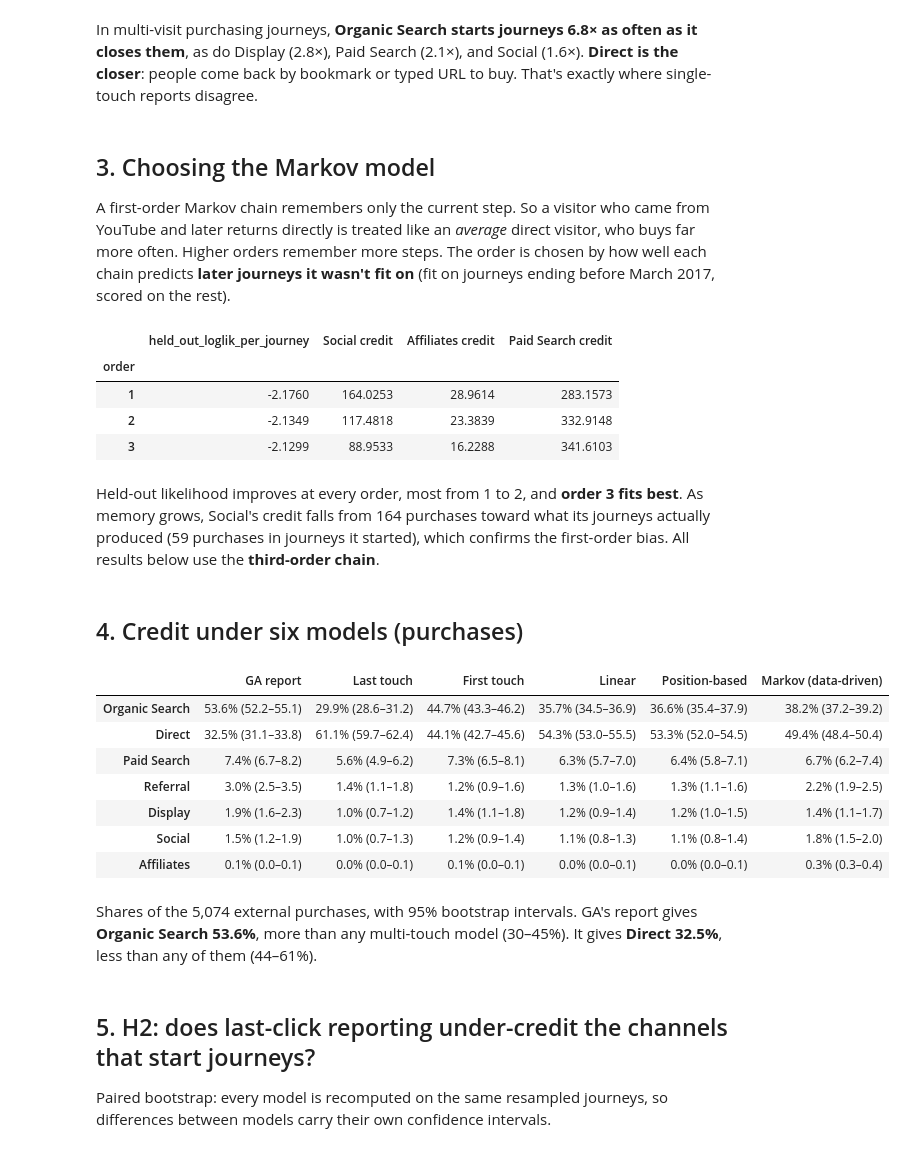
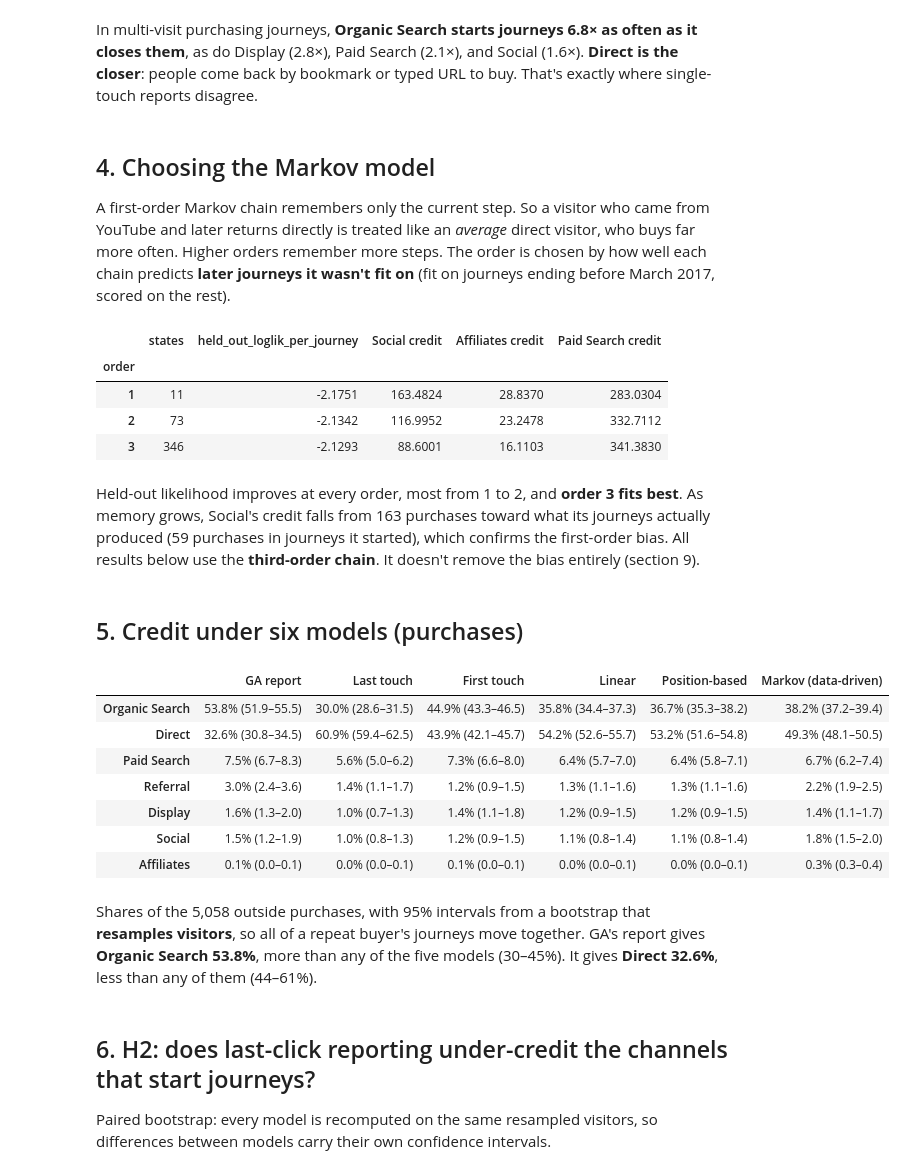
Before and after one commit to Pann13223029/merch-store-marketing-case-study, a Jupyter notebook: notebooks/05_analyze_attribution.ipynb, the cells around one changed output. Cells and saved outputs as stored; diff of their text form; code cells hidden in the pictures.

```diff
--- a/notebooks/05_analyze_attribution.ipynb
+++ b/notebooks/05_analyze_attribution.ipynb
@@ -14,19 +14,35 @@ from pathlib import Path
 ROOT = Path.cwd().parent if Path.cwd().name == "notebooks" else Path.cwd()
 sys.path.insert(0, str(ROOT))
 
+import itertools
+import math
+
 import numpy as np
 import pandas as pd
 from IPython.display import display
 
 from src import viz
-from src.attribution import MODELS, Attribution, markov_holdout_loglik, split_paths, starter_closer
+from src.attribution import (KEYWORD_CLASSES, MODELS, Attribution, credit_vs_presence, markov_holdout_loglik,
+                             search_keyword_class, split_paths, starter_closer)
+from src.journeys import PERIOD_END, PERIOD_START, revenue_cap
+from src.segments import EMPLOYEES, EXTERNAL, KEY_ACCOUNT, is_key_account, segment
+from src.validate import visitor_concentration
 
 pd.set_option("display.max_columns", 50)
 pd.set_option("display.width", 200)
 N_BOOT = 1000
-MARKOV_ORDER = 3   # chosen in section 3 by held-out likelihood
+MARKOV_ORDER = 3   # chosen in section 4 by held-out likelihood
 
 sessions = pd.read_parquet(ROOT / "data/raw/sessions_clean.parquet")
+sessions["segment"] = segment(sessions)
+ext = sessions[sessions.segment == EXTERNAL]   # the marketing population: no employees, no key account
+CAP = revenue_cap(sessions)                    # D-P2, set in Process: $1,606 per purchase session
+
+# D1 tables from Process. src/journeys.py leaves key accounts out, like employees; dropping them here also
+# covers tables built before that rule. The cap must stay the Process cap.
 journeys = pd.read_parquet(ROOT / "data/processed/journeys.parquet")
 touches = pd.read_parquet(ROOT / "data/processed/touches.parquet")
-ext = sessions[~sessions.is_internal]
+journeys = journeys[~is_key_account(journeys.full_visitor_id)].reset_index(drop=True)
+touches = touches[~is_key_account(touches.full_visitor_id)].reset_index(drop=True)
+assert np.isclose(journeys.revenue_capped_usd.max(), CAP), "journeys were capped at a different value"
+print(f"Revenue cap per purchase session: ${CAP:,.2f}")
@@ -91,7 +272,7 @@ roles
 # %% [markdown]
 In multi-visit purchasing journeys, **Organic Search starts journeys 6.8× as often as it closes them**, as do Display (2.8×), Paid Search (2.1×), and Social (1.6×). **Direct is the closer**: people come back by bookmark or typed URL to buy. That's exactly where single-touch reports disagree.
 # %% [markdown]
-## 3. Choosing the Markov model
+## 4. Choosing the Markov model
 
 A first-order Markov chain remembers only the current step. So a visitor who came from YouTube and later returns directly is treated like an *average* direct visitor, who buys far more often. Higher orders remember more steps. The order is chosen by how well each chain predicts **later journeys it wasn't fit on** (fit on journeys ending before March 2017, scored on the rest).
 # %%
@@ -105,48 +286,49 @@ rows = []
 for k in (1, 2, 3):
     ll = markov_holdout_loglik([p for p, e in zip(int_paths, early) if e], converted[early],
                                [p for p, e in zip(int_paths, ~early) if e], converted[~early], len(channels), k)
-    credit = Attribution(journeys, "arrival_path", order=k).credit_table()[("markov", "conversions")]
-    rows.append({"order": k, "held_out_loglik_per_journey": ll, "Social credit": credit["Social"],
+    chain = Attribution(journeys, "arrival_path", order=k)
+    credit = chain.credit_table()[("markov", "conversions")]
+    rows.append({"order": k, "states": chain.n_states, "held_out_loglik_per_journey": ll, "Social credit": credit["Social"],
                  "Affiliates credit": credit["Affiliates"], "Paid Search credit": credit["Paid Search"]})
 orders = pd.DataFrame(rows).set_index("order")
 orders.round(4)
 # %% [output]
-|  | held_out_loglik_per_journey | Social credit | Affiliates credit | Paid Search credit |
-| order |  |  |  |  |
-| 1 | -2.1760 | 164.0253 | 28.9614 | 283.1573 |
-| 2 | -2.1349 | 117.4818 | 23.3839 | 332.9148 |
-| 3 | -2.1299 | 88.9533 | 16.2288 | 341.6103 |
+|  | states | held_out_loglik_per_journey | Social credit | Affiliates credit | Paid Search credit |
+| order |  |  |  |  |  |
+| 1 | 11 | -2.1751 | 163.4824 | 28.8370 | 283.0304 |
+| 2 | 73 | -2.1342 | 116.9952 | 23.2478 | 332.7112 |
+| 3 | 346 | -2.1293 | 88.6001 | 16.1103 | 341.3830 |
 # %% [markdown]
-Held-out likelihood improves at every order, most from 1 to 2, and **order 3 fits best**. As memory grows, Social's credit falls from 164 purchases toward what its journeys actually produced (59 purchases in journeys it started), which confirms the first-order bias. All results below use the **third-order chain**.
+Held-out likelihood improves at every order, most from 1 to 2, and **order 3 fits best**. As memory grows, Social's credit falls from 163 purchases toward what its journeys actually produced (59 purchases in journeys it started), which confirms the first-order bias. All results below use the **third-order chain**. It doesn't remove the bias entirely (section 9).
 # %% [markdown]
-## 4. Credit under six models (purchases)
+## 5. Credit under six models (purchases)
 # %%
 att = Attribution(journeys, "arrival_path", order=MARKOV_ORDER)
 shares = att.shares()
-boot = att.bootstrap_shares(n_boot=N_BOOT, seed=42)
+boot = att.bootstrap_shares(n_boot=N_BOOT, seed=42, clusters=journeys.full_visitor_id)   # resamples visitors
 low, high = np.percentile(boot, [2.5, 97.5], axis=0)
 names = {"ga_last_click": "GA report", "last_touch": "Last touch", "first_touch": "First touch",
          "linear": "Linear", "position_based": "Position-based", "markov": "Markov (data-driven)"}
 order = ["Organic Search", "Direct", "Paid Search", "Referral", "Display", "Social", "Affiliates"]
 table = pd.DataFrame({names[m]: [f"{100 * shares.loc[c, m]:.1f}% ({100 * low[att.channels.index(c), k]:.1f}–"
                                  f"{100 * high[att.channels.index(c), k]:.1f})" for c in order]
                       for k, m in enumerate(MODELS)}, index=order)
 table
 # %% [output]
 |  | GA report | Last touch | First touch | Linear | Position-based | Markov (data-driven) |
-| Organic Search | 53.6% (52.2–55.1) | 29.9% (28.6–31.2) | 44.7% (43.3–46.2) | 35.7% (34.5–36.9) | 36.6% (35.4–37.9) | 38.2% (37.2–39.2) |
-| Direct | 32.5% (31.1–33.8) | 61.1% (59.7–62.4) | 44.1% (42.7–45.6) | 54.3% (53.0–55.5) | 53.3% (52.0–54.5) | 49.4% (48.4–50.4) |
-| Paid Search | 7.4% (6.7–8.2) | 5.6% (4.9–6.2) | 7.3% (6.5–8.1) | 6.3% (5.7–7.0) | 6.4% (5.8–7.1) | 6.7% (6.2–7.4) |
-| Referral | 3.0% (2.5–3.5) | 1.4% (1.1–1.8) | 1.2% (0.9–1.6) | 1.3% (1.0–1.6) | 1.3% (1.1–1.6) | 2.2% (1.9–2.5) |
-| Display | 1.9% (1.6–2.3) | 1.0% (0.7–1.2) | 1.4% (1.1–1.8) | 1.2% (0.9–1.4) | 1.2% (1.0–1.5) | 1.4% (1.1–1.7) |
-| Social | 1.5% (1.2–1.9) | 1.0% (0.7–1.3) | 1.2% (0.9–1.4) | 1.1% (0.8–1.3) | 1.1% (0.8–1.4) | 1.8% (1.5–2.0) |
+| Organic Search | 53.8% (51.9–55.5) | 30.0% (28.6–31.5) | 44.9% (43.3–46.5) | 35.8% (34.4–37.3) | 36.7% (35.3–38.2) | 38.2% (37.2–39.4) |
+| Direct | 32.6% (30.8–34.5) | 60.9% (59.4–62.5) | 43.9% (42.1–45.7) | 54.2% (52.6–55.7) | 53.2% (51.6–54.8) | 49.3% (48.1–50.5) |
+| Paid Search | 7.5% (6.7–8.3) | 5.6% (5.0–6.2) | 7.3% (6.6–8.0) | 6.4% (5.7–7.0) | 6.4% (5.8–7.1) | 6.7% (6.2–7.4) |
+| Referral | 3.0% (2.4–3.6) | 1.4% (1.1–1.7) | 1.2% (0.9–1.5) | 1.3% (1.1–1.6) | 1.3% (1.1–1.6) | 2.2% (1.9–2.5) |
+| Display | 1.6% (1.3–2.0) | 1.0% (0.7–1.3) | 1.4% (1.1–1.8) | 1.2% (0.9–1.5) | 1.2% (0.9–1.5) | 1.4% (1.1–1.7) |
+| Social | 1.5% (1.2–1.9) | 1.0% (0.8–1.3) | 1.2% (0.9–1.5) | 1.1% (0.8–1.4) | 1.1% (0.8–1.4) | 1.8% (1.5–2.0) |
 | Affiliates | 0.1% (0.0–0.1) | 0.0% (0.0–0.1) | 0.1% (0.0–0.1) | 0.0% (0.0–0.1) | 0.0% (0.0–0.1) | 0.3% (0.3–0.4) |
 # %% [markdown]
-Shares of the 5,074 external purchases, with 95% bootstrap intervals. GA's report gives **Organic Search 53.6%**, more than any multi-touch model (30–45%). It gives **Direct 32.5%**, less than any of them (44–61%).
+Shares of the 5,058 outside purchases, with 95% intervals from a bootstrap that **resamples visitors**, so all of a repeat buyer's journeys move together. GA's report gives **Organic Search 53.8%**, more than any of the five models (30–45%). It gives **Direct 32.6%**, less than any of them (44–61%).
 # %% [markdown]
-## 5. H2: does last-click reporting under-credit the channels that start journeys?
+## 6. H2: does last-click reporting under-credit the channels that start journeys?
 
-Paired bootstrap: every model is recomputed on the same resampled journeys, so differences between models carry their own confidence intervals.
+Paired bootstrap: every model is recomputed on the same resampled visitors, so differences between models carry their own confidence intervals.
 # %%
 gi, li, mi = MODELS.index("ga_last_click"), MODELS.index("last_touch"), MODELS.index("markov")
 rows = []
```
Also changed, not shown: parts of 61 cells of this notebook, 20 other files.
